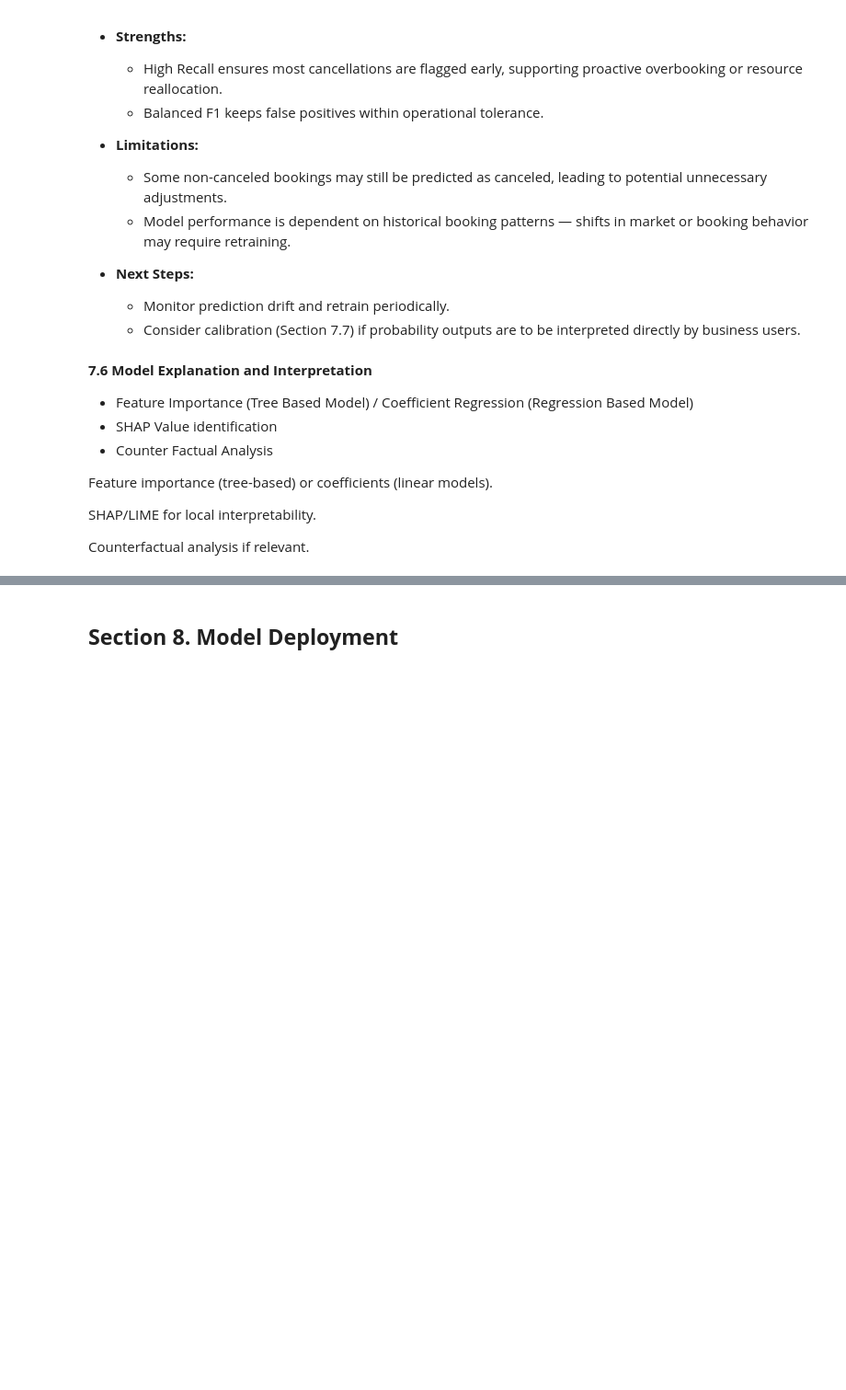
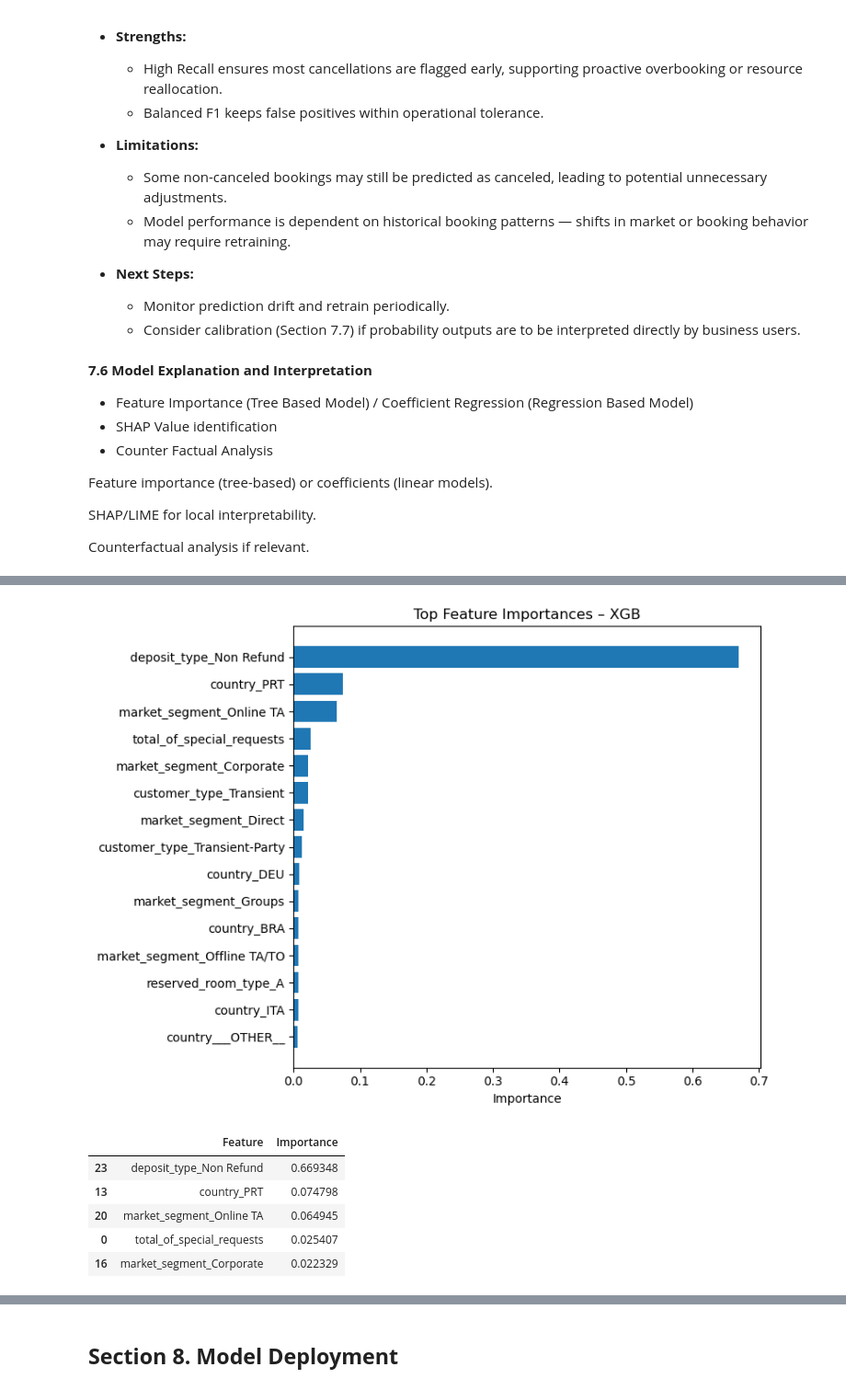
Before and after one commit to AliefRND/MachineLearningProject, a Jupyter notebook: notebooks/Notebook.ipynb, the cells around one changed output, grey strips where cells are left out. Shown at 92% size. Cells and saved outputs as stored; diff of their text form; code cells hidden in the pictures; blank space fills up the shorter version.

```diff
--- a/notebooks/Notebook.ipynb
+++ b/notebooks/Notebook.ipynb
@@ -174,7 +174,7 @@ if not sys.warnoptions:
 pd.set_option('display.max_columns', None)
 # %%
 #Load Dataset
-df = pd.read_csv(r"C:\Users\Alief\Downloads\Purwadhika Data Science Program\Module 3 Machine Learning\Capstone Project Module 3\data_hotel_booking_demand.csv")
+df = pd.read_csv(r"C:\Users\Alief\Downloads\Purwadhika Data Science Program\Module 3 Machine Learning\Capstone Project Module 3\MachineLearningProject\data\raw\data_hotel_booking_demand_original.csv")
 df
 # %% [output]
 |  | country | market_segment | previous_cancellations | booking_changes | deposit_type | days_in_waiting_list | ... |
@@ -1819,0 +1758,71 @@ KeyError: 'preprocessor'
+# %%
+import numpy as np
+import pandas as pd
+import matplotlib.pyplot as plt
+from sklearn.preprocessing import OneHotEncoder
+from sklearn.feature_selection import VarianceThreshold
+from sklearn.compose import ColumnTransformer
+
+def _get_cols_from_ct_by_name(ct: ColumnTransformer, name: str):
+    """Return the original column list for a given transformer name in a ColumnTransformer."""
+    for n, _, cols in ct.transformers_:
+        if n == name:
+            return np.array(list(cols))
+    raise KeyError(f"Transformer named '{name}' not found in ColumnTransformer.")
+
+def get_feature_names_after_prep(fitted_pipe):
+    # find the ColumnTransformer at step name 'prep'
+    pre = fitted_pipe.named_steps['prep']  # ColumnTransformer
+
+    # --- numeric ---
+    num_pipe = pre.named_transformers_['num']  # Pipeline
+    num_cols = _get_cols_from_ct_by_name(pre, 'num')
+    num_selector = next((s for s in num_pipe.named_steps.values() if isinstance(s, VarianceThreshold)), None)
+    if num_selector is not None:
+        num_cols = num_cols[num_selector.get_support()]
+    num_names = num_cols
+
+    # --- categorical ---
+    cat_pipe = pre.named_transformers_['cat']  # Pipeline
+    cat_cols = _get_cols_from_ct_by_name(pre, 'cat')
+    ohe = next((s for s in cat_pipe.named_steps.values() if isinstance(s, OneHotEncoder)), None)
+    if ohe is None:
+        raise ValueError("OneHotEncoder not found inside categorical pipeline.")
+    cat_names = ohe.get_feature_names_out(cat_cols)
+    cat_selector = next((s for s in cat_pipe.named_steps.values() if isinstance(s, VarianceThreshold)), None)
+    if cat_selector is not None:
+        cat_names = cat_names[cat_selector.get_support()]
+
+    return np.concatenate([num_names, cat_names])
+
+def plot_top_importances_xgb(fitted_pipe, topk=15, title="Top Feature Importances – XGB"):
+    names = get_feature_names_after_prep(fitted_pipe)
+    importances = fitted_pipe.named_steps['clf'].feature_importances_
+    assert len(names) == len(importances), f"{len(names)} names vs {len(importances)} importances"
+
+    fi = (pd.DataFrame({'Feature': names, 'Importance': importances})
+          .sort_values('Importance', ascending=False)
+          .head(topk))
+
+    plt.figure(figsize=(8,6))
+    plt.barh(fi['Feature'], fi['Importance'])
+    plt.gca().invert_yaxis()
+    plt.title(title)
+    plt.xlabel('Importance')
+    plt.tight_layout()
+    plt.show()
+    return fi
+
+# Ensure fitted (safe to call even if already fitted)
+xgb_final.fit(X_train, y_train)
+
+fi_xgb = plot_top_importances_xgb(xgb_final, topk=15)
+fi_xgb.head()
+# %% [output]
+[figure, added]
+|  | Feature | Importance |
+| 23 | deposit_type_Non Refund | 0.669348 |
+| 13 | country_PRT | 0.074798 |
+| 20 | market_segment_Online TA | 0.064945 |
+| 0 | total_of_special_requests | 0.025407 |
+| 16 | market_segment_Corporate | 0.022329 |
```
Also changed, not shown: parts of 2 cells of this notebook.
